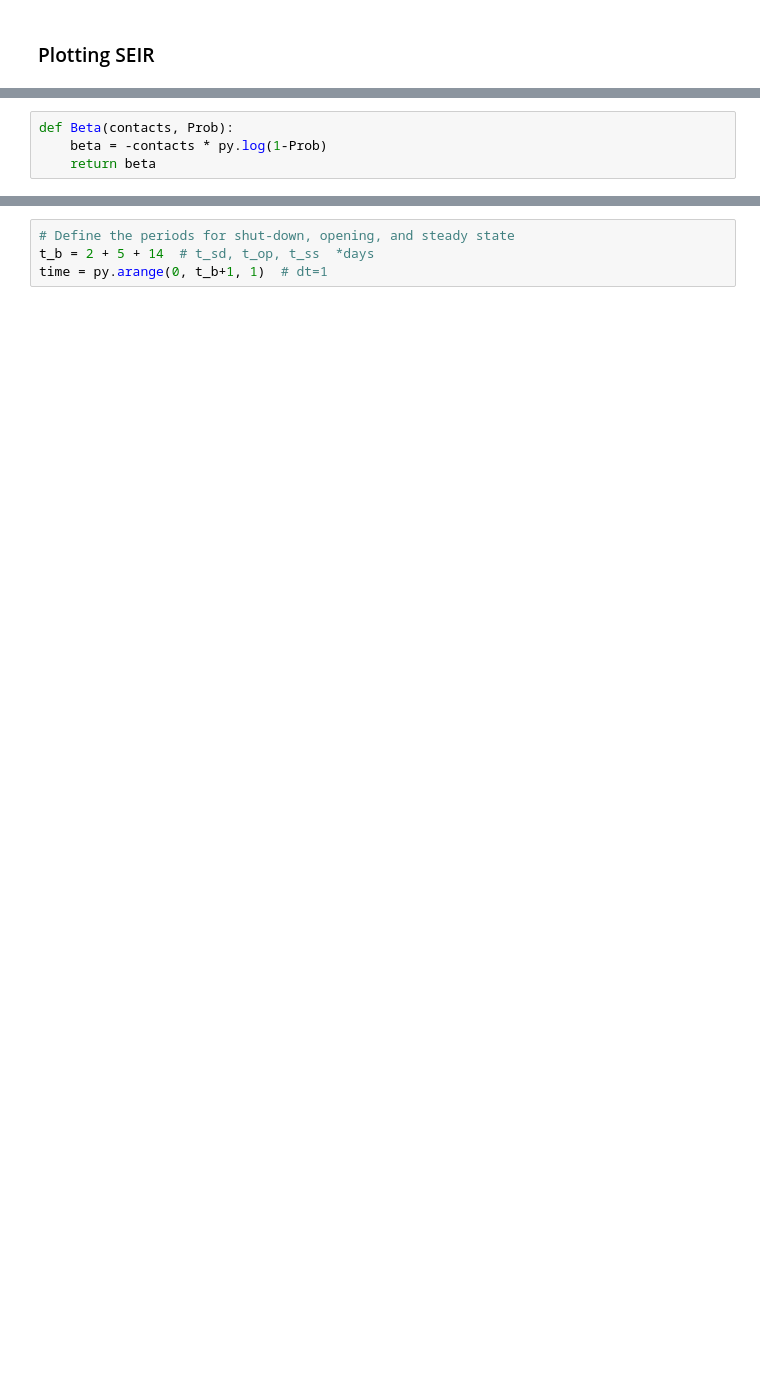
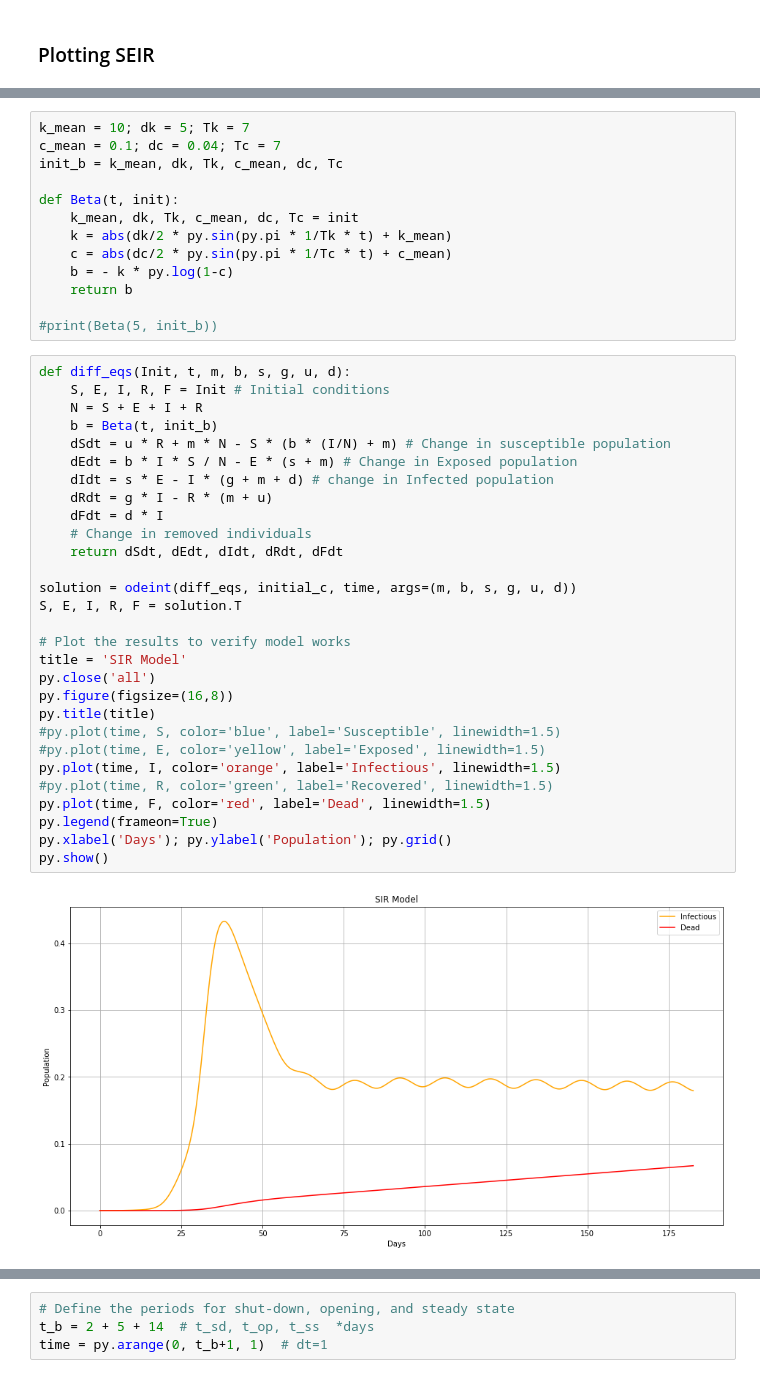
Before and after one commit to josephmlev/covidExitStrategyAnalysis, a Jupyter notebook: modeling/SS_Covid_Modelling.ipynb, the cells around one changed output, grey strips where cells are left out. Drawn from its saved outputs; the diff is of its cells as text; blank space fills up the shorter version.

```diff
--- a/modeling/SS_Covid_Modelling.ipynb
+++ b/modeling/SS_Covid_Modelling.ipynb
@@ -113,4 +114,0 @@ $$ \beta = \kappa \log(1-c)$$
-# %%
-def Beta(contacts, Prob):
-    beta = -contacts * py.log(1-Prob)
-    return beta
@@ -151,3 +117,47 @@ py.show()
+# %%
+k_mean = 10; dk = 5; Tk = 7
+c_mean = 0.1; dc = 0.04; Tc = 7
+init_b = k_mean, dk, Tk, c_mean, dc, Tc
+
+def Beta(t, init):
+    k_mean, dk, Tk, c_mean, dc, Tc = init
+    k = abs(dk/2 * py.sin(py.pi * 1/Tk * t) + k_mean)
+    c = abs(dc/2 * py.sin(py.pi * 1/Tc * t) + c_mean)
+    b = - k * py.log(1-c)
+    return b
+
+#print(Beta(5, init_b))
+# %%
+def diff_eqs(Init, t, m, b, s, g, u, d):
+    S, E, I, R, F = Init # Initial conditions
+    N = S + E + I + R
+    b = Beta(t, init_b)
+    dSdt = u * R + m * N - S * (b * (I/N) + m) # Change in susceptible population
+    dEdt = b * I * S / N - E * (s + m) # Change in Exposed population
+    dIdt = s * E - I * (g + m + d) # change in Infected population
+    dRdt = g * I - R * (m + u)
+    dFdt = d * I
+    # Change in removed individuals
+    return dSdt, dEdt, dIdt, dRdt, dFdt
+
+solution = odeint(diff_eqs, initial_c, time, args=(m, b, s, g, u, d))
+S, E, I, R, F = solution.T
+
+# Plot the results to verify model works
+title = 'SIR Model'
+py.close('all')
+py.figure(figsize=(16,8))
+py.title(title)
+#py.plot(time, S, color='blue', label='Susceptible', linewidth=1.5)
+#py.plot(time, E, color='yellow', label='Exposed', linewidth=1.5)
+py.plot(time, I, color='orange', label='Infectious', linewidth=1.5)
+#py.plot(time, R, color='green', label='Recovered', linewidth=1.5)
+py.plot(time, F, color='red', label='Dead', linewidth=1.5)
+py.legend(frameon=True)
+py.xlabel('Days'); py.ylabel('Population'); py.grid()
+py.show()
+# %% [output]
+[figure, added]
 # %% [markdown]
 ### Testing in SEIR Model
 
```
Also changed, not shown: parts of 16 cells of this notebook, 4 other files.
